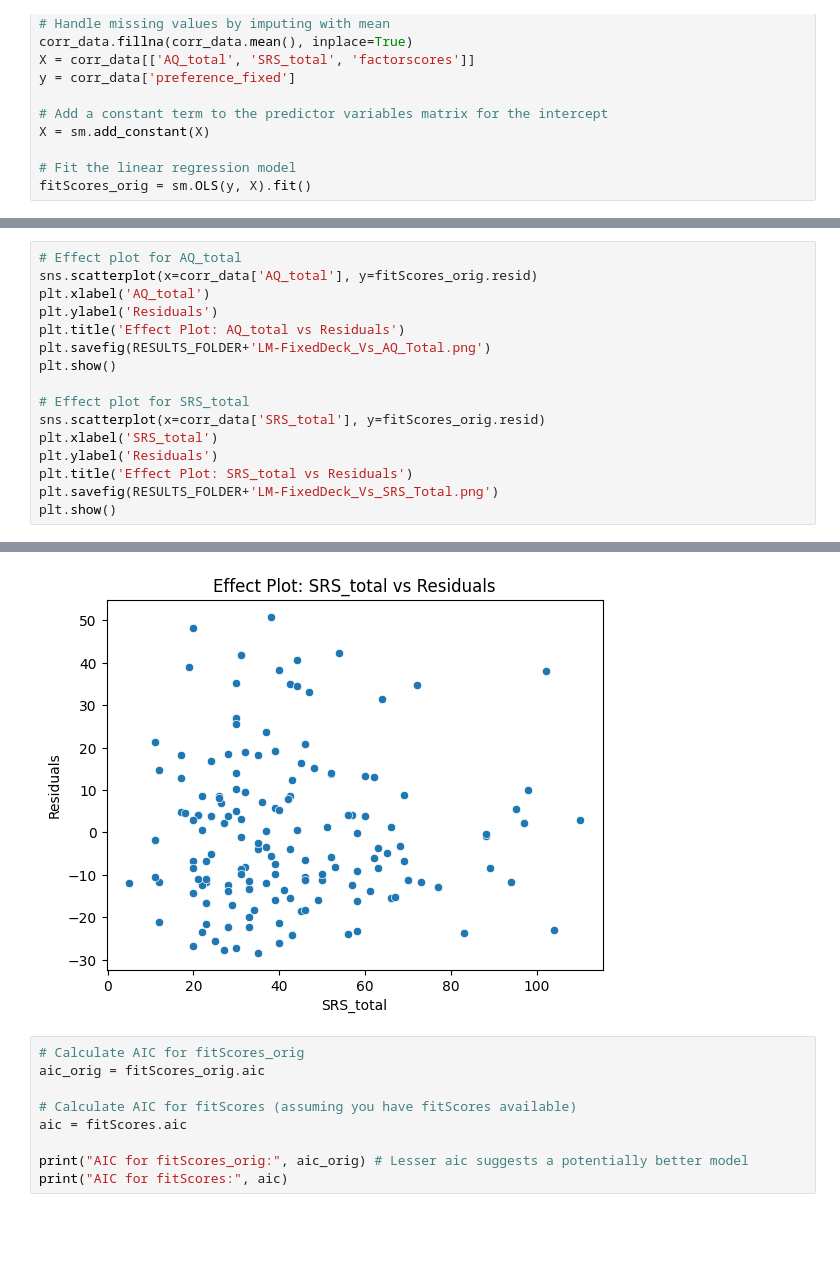
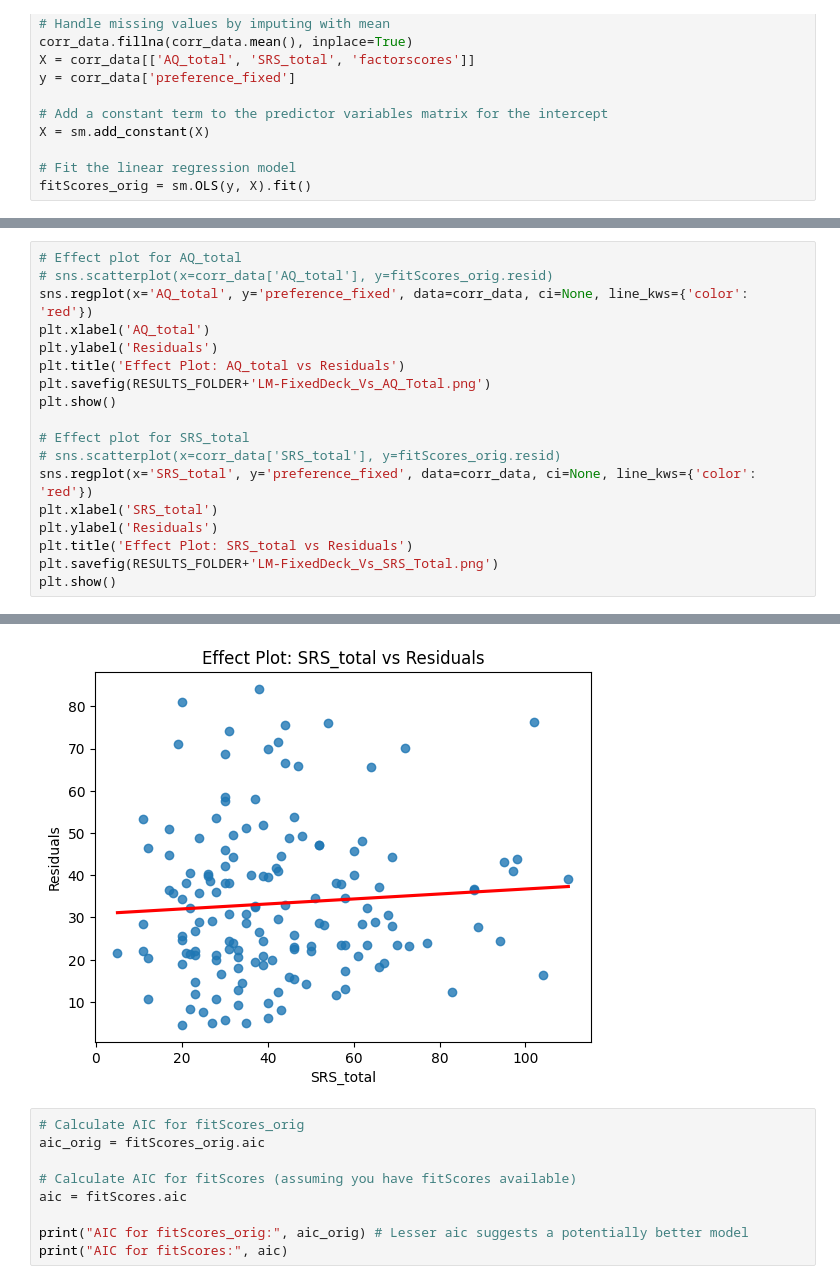
Before and after one commit to maynaS/Predictability-and-Autistic-Traits, a Jupyter notebook: Task3.ipynb, the cells around one changed output, grey strips where cells are left out. Cells and saved outputs as stored; diff of their text form; blank space fills up the shorter version.

```diff
--- a/Task3.ipynb
+++ b/Task3.ipynb
@@ -382,7 +383,8 @@ SRS_total    6.824853
 dtype: float64
 # %%
 # Effect plot for AQ_total
-sns.scatterplot(x=corr_data['AQ_total'], y=fitScores_orig.resid)
+# sns.scatterplot(x=corr_data['AQ_total'], y=fitScores_orig.resid)
+sns.regplot(x='AQ_total', y='preference_fixed', data=corr_data, ci=None, line_kws={'color': 'red'})
 plt.xlabel('AQ_total')
 plt.ylabel('Residuals')
 plt.title('Effect Plot: AQ_total vs Residuals')
@@ -390,7 +392,8 @@ plt.savefig(RESULTS_FOLDER+'LM-FixedDeck_Vs_AQ_Total.png')
 plt.show()
 
 # Effect plot for SRS_total
-sns.scatterplot(x=corr_data['SRS_total'], y=fitScores_orig.resid)
+# sns.scatterplot(x=corr_data['SRS_total'], y=fitScores_orig.resid)
+sns.regplot(x='SRS_total', y='preference_fixed', data=corr_data, ci=None, line_kws={'color': 'red'})
 plt.xlabel('SRS_total')
 plt.ylabel('Residuals')
 plt.title('Effect Plot: SRS_total vs Residuals')
@@ -401,4 +404,4 @@ plt.show()
-[figure, old version]
+[figure, new version]
 # %%
 # Calculate AIC for fitScores_orig
 aic_orig = fitScores_orig.aic
```
Also changed, not shown: parts of 12 cells of this notebook, 18 other files.
